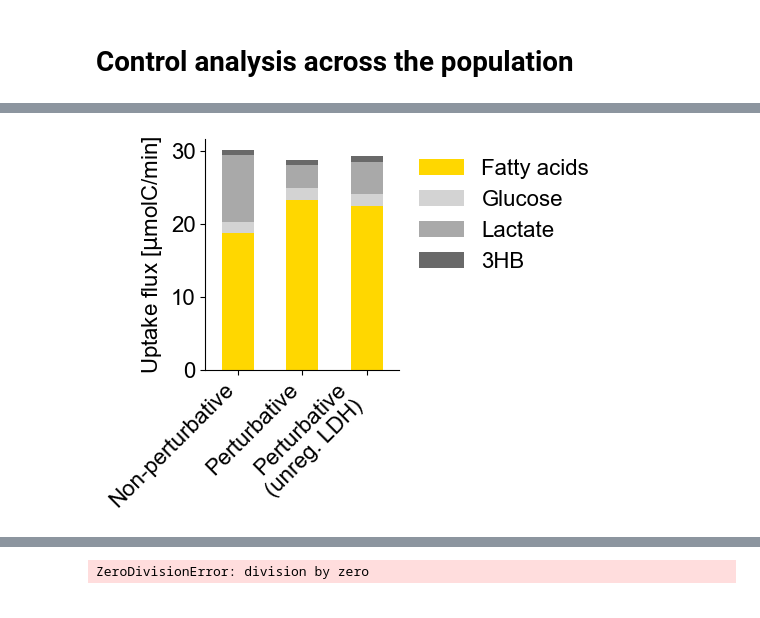
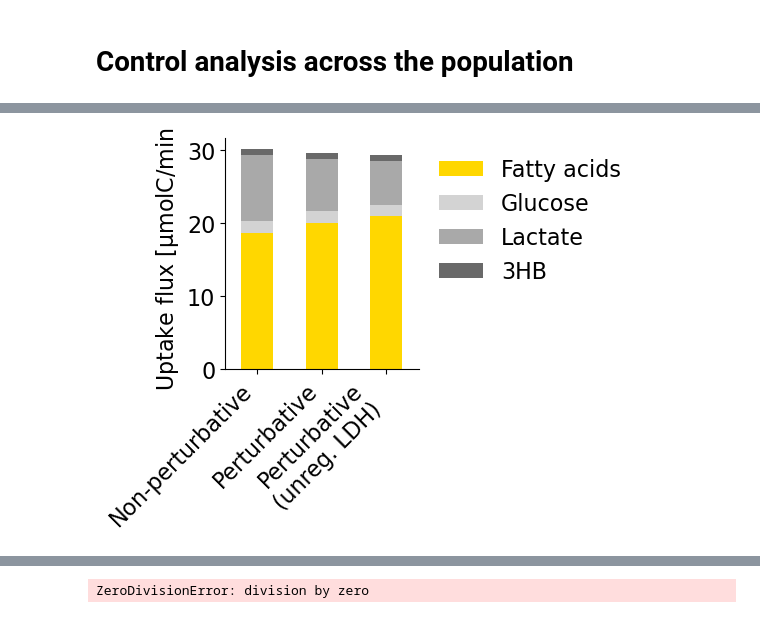
Before and after one commit to weilandtd/competitive_catabolism, a Jupyter notebook: mechanistic_model/control_analysis.ipynb, the cells around one changed output, grey strips where cells are left out. Saved outputs shown, nothing was run; the diff lists cells and outputs as text; code cells hidden in the pictures.

```diff
--- a/mechanistic_model/control_analysis.ipynb
+++ b/mechanistic_model/control_analysis.ipynb
@@ -33,7 +33,7 @@ kmodel.compile_mca(ncpu=NCPU, parameter_list=parameter_list)
 # %%
 # Load TFA samples
 import pandas as pd
-tfa_sample_file = 'reduced_model_ETC_core_20240710-100629_tfa_sampling.csv'
+tfa_sample_file = 'reduced_model_ETC_core_20240816-155234_tfa_sampling.csv'
 tfa_samples = pd.read_csv(tfa_sample_file)
 # %%
 # Load parameter samples
@@ -75,7 +75,7 @@ for k in parameter_population._index:
 
     # Prune
     medium_control = this_fc.slice_by('sample', 0).loc[['L_LACt2r','GLCt1r', 'FATP1t', 'BHBt'],['lac_L_e', 'glc_D_e', 'hdca_e', 'bhb_e']]
-    diag_is_positive = np.all(np.diag(medium_control.values) > 0)
+    diag_is_positive = np.all(np.diag(medium_control.values) >= 0)
 
     if diag_is_positive:
         flux_controll_coefficients.append(this_fc)
@@ -265,7 +269,7 @@ import pandas as pd
 import seaborn as sns
 import matplotlib.pyplot as plt
 # Set font size and style in matplotlib
-plt.rcParams.update({'font.size': 16, 'font.family': 'Arial'})
+plt.rcParams.update({'font.size': 16, }) #'font.family': 'Arial'})
 
 # Error bar kwargs for prism style plots
 errorbar_kwargs = {'capsize': 5, 'capthick': 2, 'elinewidth': 2, 'zorder': 10}
@@ -296,7 +300,7 @@ SCALE = 25/1000
 
 # Compute the fluxes for a perturbation in the uptake of a carbon source
 def compute_uptake_perturbation(variable, fold, kmodel=kmodel, parmeters=parameter_population[closest_to_median],
-                                time = np.linspace(0, 10, 1000), solver_type='cvode',
+                                time = np.linspace(0, 2, 1000), solver_type='cvode', carbons_only=True,steady_state=True,
                                 parameter_perturbation=dict()):
     # kmodel -> is initiatlized and compiled above
     # Get the initial value
@@ -320,5 +324,11 @@ def compute_uptake_perturbation(variable, fold, kmodel=kmodel, parmeters=paramet
     steady_state_fluxes = pd.Series(flux_fun(sol.concentrations.iloc[-1], parameters=parameter_values),
                                     index=kmodel.reactions.keys())
 
-    result = steady_state_fluxes.loc[UPTAKES_IN_CARBON.keys()].multiply(UPTAKES_IN_CARBON, axis=0) * SCALE
+    if carbons_only and steady_state:
+        result = steady_state_fluxes.loc[UPTAKES_IN_CARBON.keys()].multiply(UPTAKES_IN_CARBON, axis=0) * SCALE
+    elif steady_state:
+        result = steady_state_fluxes * SCALE
+    else:
+        result = pd.DataFrame([flux_fun(sol.concentrations.iloc[i], parameters=parameter_values) for i in range(len(time))], columns=kmodel.reactions.keys(), index=sol.time)
+
     return result
@@ -415,33 +423,25 @@ plt.show()
 # %%
 # FA infusion
 non_pertubative = compute_uptake_perturbation('hdca_e', 1)
 pertubative = compute_uptake_perturbation('hdca_e', 2)
-
-additional_effect = {#'k_inhibition_IM_accoa_m_PDHm': 1000 ,
-                     #'k_activation_AM_nad_m_PDHm': 1000,
-                     'k_inhibition_IM_pmtcoa_c_LDH_L' : 10,
-                     }
-
-#non_pertubative_pdh = compute_uptake_perturbation('hdca_e', 1, parameter_perturbation=additional_effect)
-pertubative_pdh = compute_uptake_perturbation('hdca_e', 2, parameter_perturbation=additional_effect, time=np.linspace(0, 1.0, 1000))
-
+pertubative_pdh = compute_uptake_perturbation('hdca_e', 4,)
 
 df = pd.DataFrame({'Non-perturbative':non_pertubative, 'Perturbative':pertubative,'Perturbative\n(unreg. LDH)':pertubative_pdh,}).T
 
 # Sort index
 df = df[[  'FATP1t', 'GLCt1r','L_LACt2r','BHBt', ]]
 df.columns = ['Fatty acids', 'Glucose',  'Lactate', '3HB', ]
 colors = [colors_met[3],] + colors_grey
 
 f, ax = plt.subplots(figsize=(2.5,3))
 df.plot(kind='bar', stacked=True, color=colors, ax=ax, )
 plt.xticks(rotation=45, ha='right')
 plt.ylabel('Uptake flux [$\mathrm{\mu}$molC/min]')
 
 plt.legend(loc='upper left', bbox_to_anchor=(1, 1), frameon=False)
 sns.despine()
 
 plt.savefig('./output/fatty_acid_perturbation.svg')
 plt.show()
 # %% [output]
-[figure, old version]
+[figure, new version]
```
Also changed, not shown: parts of 23 cells of this notebook, 19 other files.
